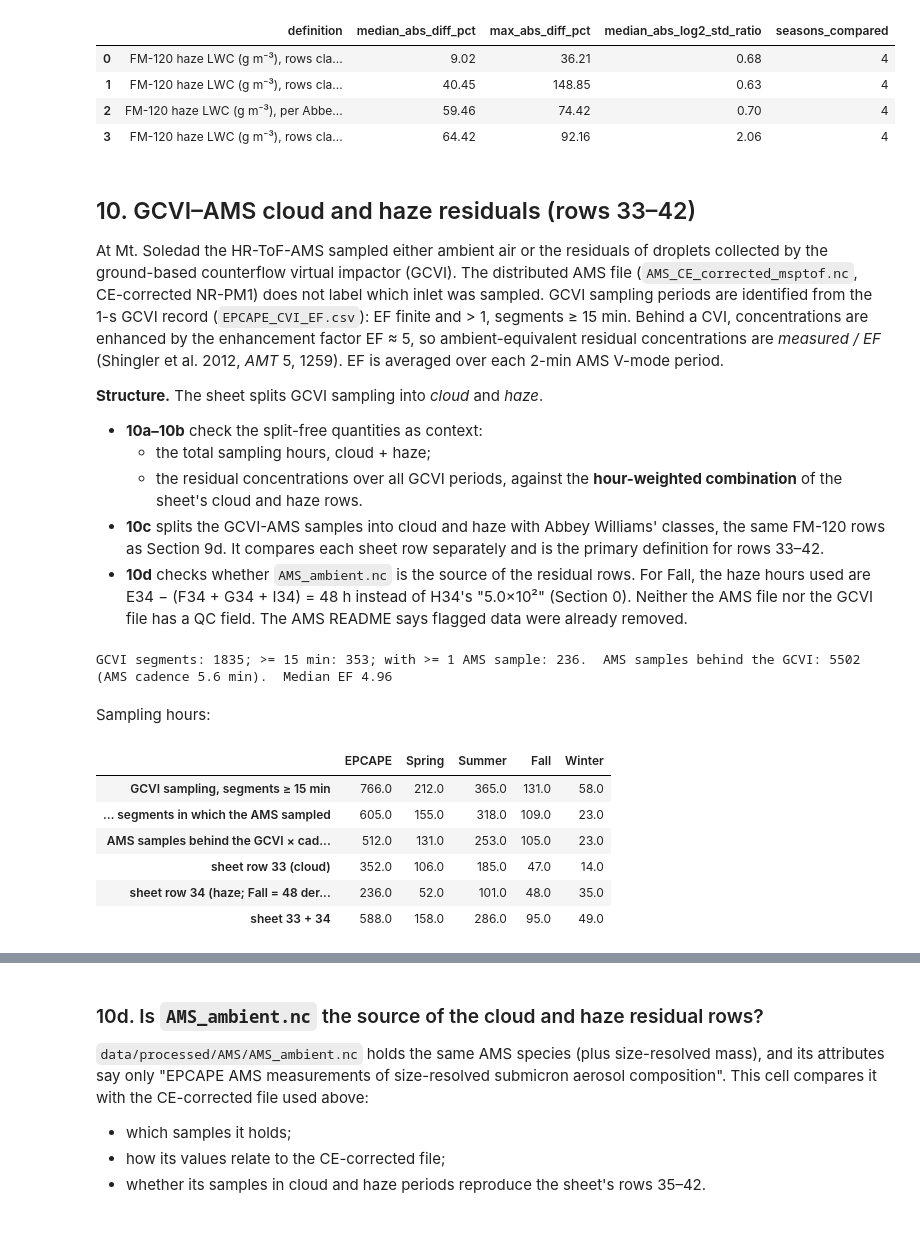
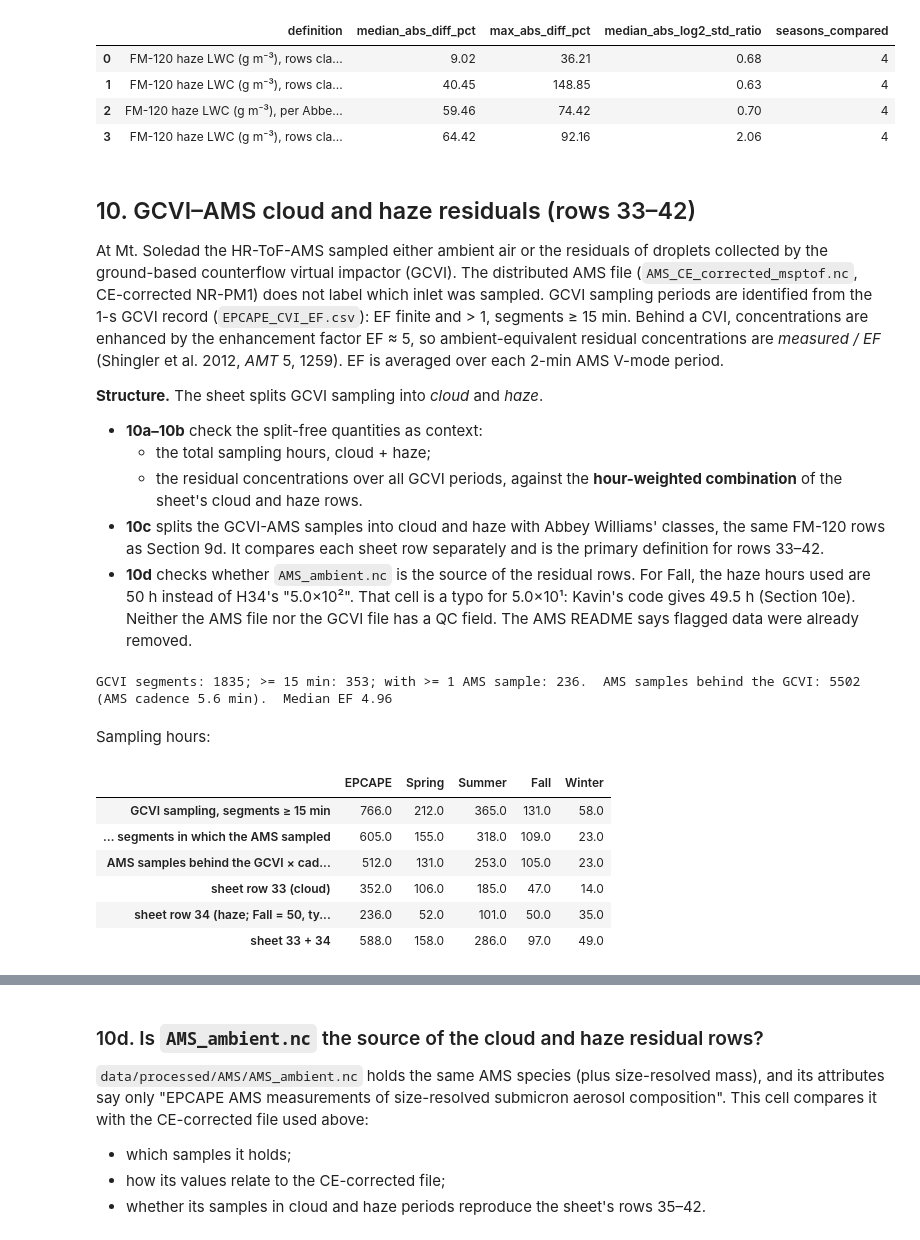
Before and after one commit to andrewjbuggee/Python-Research, a Jupyter notebook: EPCAPE/comparisons/seasonal_averages/check_seasonal_averages.ipynb, the cells around one changed output, grey strips where cells are left out. Cells and saved outputs as stored; diff of their text form; code cells hidden in the pictures.

```diff
--- a/EPCAPE/comparisons/seasonal_averages/check_seasonal_averages.ipynb
+++ b/EPCAPE/comparisons/seasonal_averages/check_seasonal_averages.ipynb
@@ -2105,7 +2136,7 @@ Behind a CVI, concentrations are enhanced by the enhancement factor EF ≈ 5, so
   * the residual concentrations over all GCVI periods, against the **hour-weighted combination** of the sheet's cloud and haze rows.
 * **10c** splits the GCVI-AMS samples into cloud and haze with Abbey Williams' classes, the same FM-120 rows as Section 9d. It compares each sheet row separately and is the primary definition for rows 33–42.
 * **10d** checks whether `AMS_ambient.nc` is the source of the residual rows.
-For Fall, the haze hours used are E34 − (F34 + G34 + I34) = 48 h instead of H34's "5.0×10²" (Section 0).
+For Fall, the haze hours used are 50 h instead of H34's "5.0×10²". That cell is a typo for 5.0×10¹: Kavin's code gives 49.5 h (Section 10e).
 Neither the AMS file nor the GCVI file has a QC field. The AMS README says flagged data were already removed.
 # %%
 # =============================================================================
@@ -2136,45 +2167,46 @@ print(f"GCVI segments: {len(segments)}; >= {GCVI_MIN_SEGMENT_MIN:g} min: {len(lo
       f"(AMS cadence {60 * ams_step_h:.1f} min).  Median EF {resid['EF'].median():.2f}")
 
 # --- 2. The sheet's hours (cloud row 33, haze row 34) ---------------------------------------
-# Kavin's hours; fall haze from the campaign total (the sheet's 5.0x10^2 cannot be right; Section 0)
+# Kavin's hours. The fall haze cell "5.0*10^2" is a typo for 5.0*10^1: Kavin's AMS code gives 49.5 h
+# (Section 10e), so 50 h is used.
 h_cloud = S.table_values(TABLE, 33)["mean"]
 h_haze = S.table_values(TABLE, 34)["mean"].copy()
-h_haze["Fall"] = h_haze["EPCAPE"] - h_haze[["Spring", "Summer", "Winter"]].sum()
+h_haze["Fall"] = 50.0
 
 # --- 3. Hours per season, three ways, next to the sheet's ----------------------------------
 #   all GCVI segments >= 15 min; only those in which the AMS sampled (the comparable one);
 #   and the number of AMS samples behind the GCVI times the AMS cadence
 HOURS = pd.DataFrame({
     f"GCVI sampling, segments ≥ {GCVI_MIN_SEGMENT_MIN:g} min": S.seasonal_sums(long_segments.set_index("start")["duration_min"] / 60),
     "… segments in which the AMS sampled": S.seasonal_sums(used.set_index("start")["duration_min"] / 60),
     "AMS samples behind the GCVI × cadence": S.seasonal_sums(pd.Series(ams_step_h, index=resid.index)),
     "sheet row 33 (cloud)": h_cloud,
-    "sheet row 34 (haze; Fall = 48 derived)": h_haze,
+    "sheet row 34 (haze; Fall = 50, typo corrected)": h_haze,
     "sheet 33 + 34": h_cloud + h_haze,
 }).round(0)
 display(Markdown("Sampling hours:"))
 display(HOURS.T)
 
 # --- 4. Add the hours comparison to the summary (cloud + haze together) ---------------------
 # The total (cloud + haze) is compared with rows 33 + 34, as context; Section 10c splits it.
 hours_ref = pd.DataFrame({"mean": h_cloud + h_haze, "std": np.nan,
                           "raw": [f"{v:.0f} (33+34)" for v in h_cloud + h_haze]}, index=S.SEASON_ORDER)
 SUMMARY.append(S.compare_to(
     pd.DataFrame({"mean": HOURS["… segments in which the AMS sampled"], "std": np.nan, "median": np.nan,
                   "n": S.seasonal_sums(pd.Series(1.0, index=used["start"]))}),
     hours_ref, "33+34", "GCVI-AMS sampling hours (cloud + haze)",
     f"hours of GCVI segments ≥ {GCVI_MIN_SEGMENT_MIN:g} min with AMS data", close_pct=CLOSE_PCT
 ).assign(sample="sum of hours", primary=False))
 # %% [output]
 GCVI segments: 1835; >= 15 min: 353; with >= 1 AMS sample: 236.  AMS samples behind the GCVI: 5502 (AMS cadence 5.6 min).  Median EF 4.96
 Sampling hours:
 |  | EPCAPE | Spring | Summer | Fall | Winter |
 | GCVI sampling, segments ≥ 15 min | 766.0 | 212.0 | 365.0 | 131.0 | 58.0 |
 | … segments in which the AMS sampled | 605.0 | 155.0 | 318.0 | 109.0 | 23.0 |
 | AMS samples behind the GCVI × cad... | 512.0 | 131.0 | 253.0 | 105.0 | 23.0 |
 | sheet row 33 (cloud) | 352.0 | 106.0 | 185.0 | 47.0 | 14.0 |
-| sheet row 34 (haze; Fall = 48 der... | 236.0 | 52.0 | 101.0 | 48.0 | 35.0 |
-| sheet 33 + 34 | 588.0 | 158.0 | 286.0 | 95.0 | 49.0 |
+| sheet row 34 (haze; Fall = 50, ty... | 236.0 | 52.0 | 101.0 | 50.0 | 35.0 |
+| sheet 33 + 34 | 588.0 | 158.0 | 286.0 | 97.0 | 49.0 |
 # %%
 # =============================================================================
 # Section 10b: cloud + haze residual concentrations (sheet rows 35-42)
```
Also changed, not shown: parts of 20 cells of this notebook, 2 other files.
